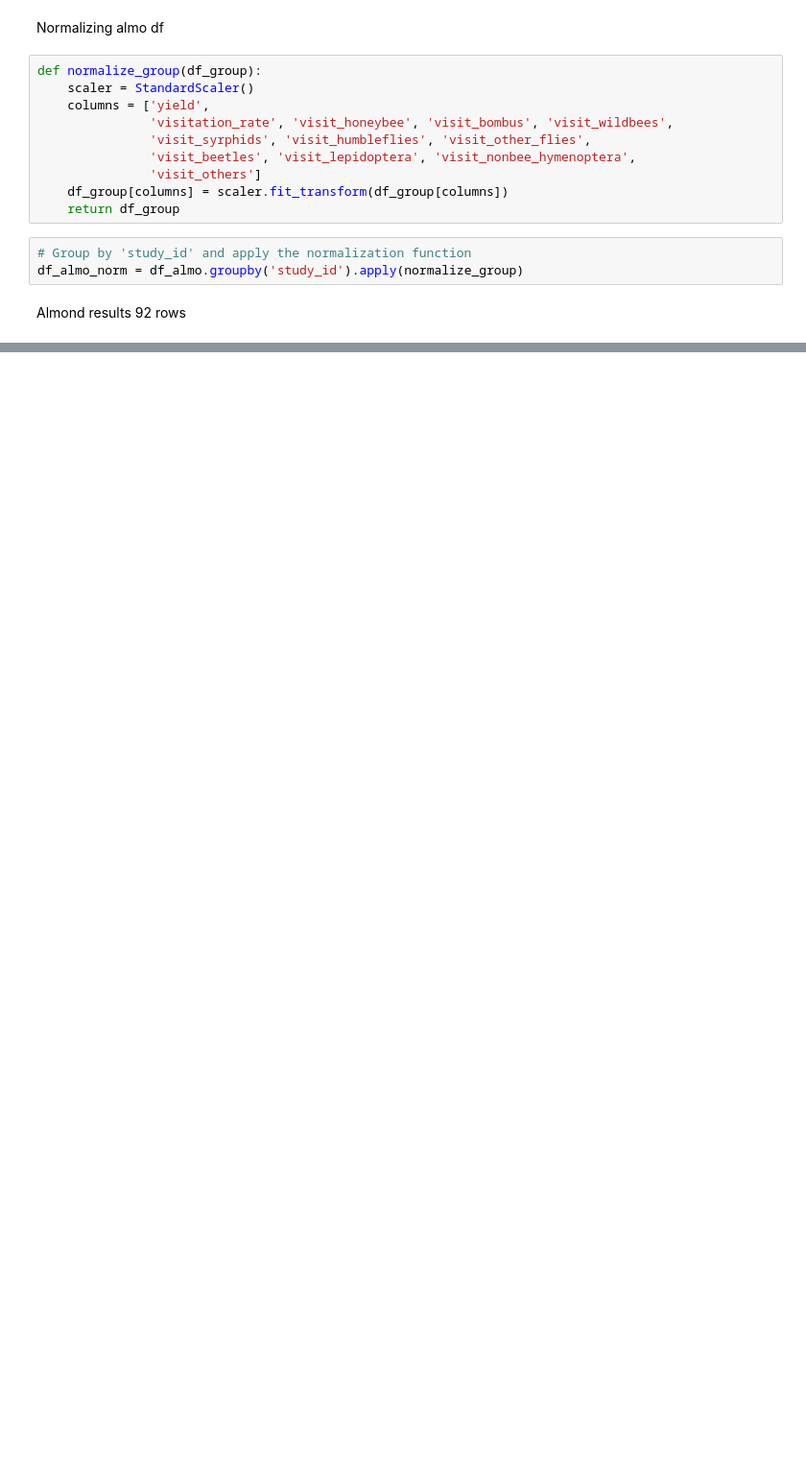
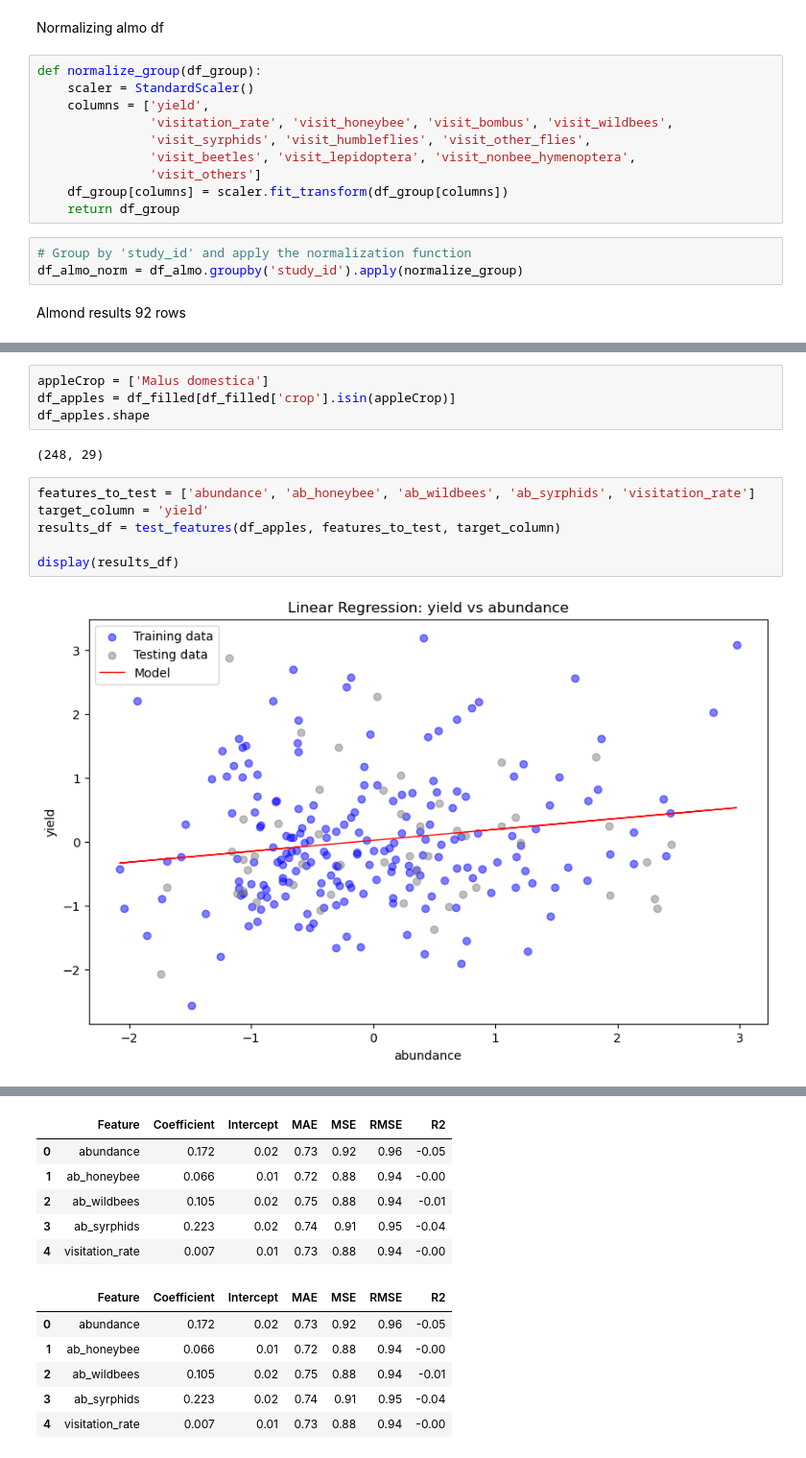
Before and after one commit to Paul-Sabin/BeeSharing, a Jupyter notebook: bigAll.ipynb, the cells around one changed output, grey strips where cells are left out. Shown at 96% size. Saved outputs shown, nothing was run; the diff lists cells and outputs as text; blank space fills up the shorter version.

```diff
--- a/bigAll.ipynb
+++ b/bigAll.ipynb
@@ -414,0 +399,14 @@ display(results_df)
+# %%
+appleCrop = ['Malus domestica']
+df_apples = df_filled[df_filled['crop'].isin(appleCrop)]
+df_apples.shape
+# %% [output]
+(248, 29)
+# %%
+features_to_test = ['abundance', 'ab_honeybee', 'ab_wildbees', 'ab_syrphids', 'visitation_rate']
+target_column = 'yield'
+results_df = test_features(df_apples, features_to_test, target_column)
+
+display(results_df)
+# %% [output]
+[figure, added]
@@ -414,0 +417,12 @@ display(results_df)
+|  | Feature | Coefficient | Intercept | MAE | MSE | RMSE | R2 |
+| 0 | abundance | 0.172 | 0.02 | 0.73 | 0.92 | 0.96 | -0.05 |
+| 1 | ab_honeybee | 0.066 | 0.01 | 0.72 | 0.88 | 0.94 | -0.00 |
+| 2 | ab_wildbees | 0.105 | 0.02 | 0.75 | 0.88 | 0.94 | -0.01 |
+| 3 | ab_syrphids | 0.223 | 0.02 | 0.74 | 0.91 | 0.95 | -0.04 |
+| 4 | visitation_rate | 0.007 | 0.01 | 0.73 | 0.88 | 0.94 | -0.00 |
+|  | Feature | Coefficient | Intercept | MAE | MSE | RMSE | R2 |
+| 0 | abundance | 0.172 | 0.02 | 0.73 | 0.92 | 0.96 | -0.05 |
+| 1 | ab_honeybee | 0.066 | 0.01 | 0.72 | 0.88 | 0.94 | -0.00 |
+| 2 | ab_wildbees | 0.105 | 0.02 | 0.75 | 0.88 | 0.94 | -0.01 |
+| 3 | ab_syrphids | 0.223 | 0.02 | 0.74 | 0.91 | 0.95 | -0.04 |
+| 4 | visitation_rate | 0.007 | 0.01 | 0.73 | 0.88 | 0.94 | -0.00 |
```
Also changed, not shown: parts of 3 cells of this notebook, 1 other file.
